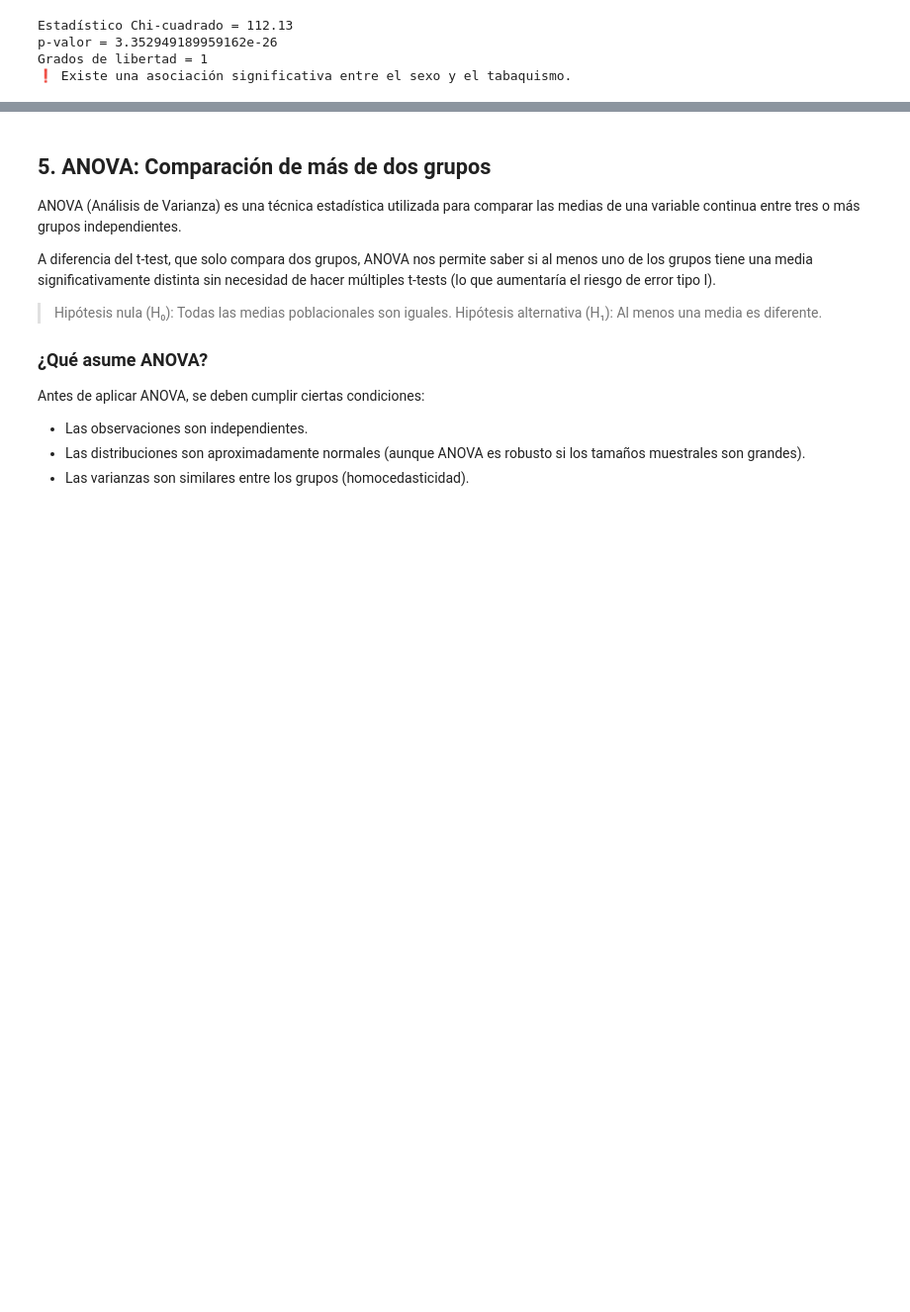
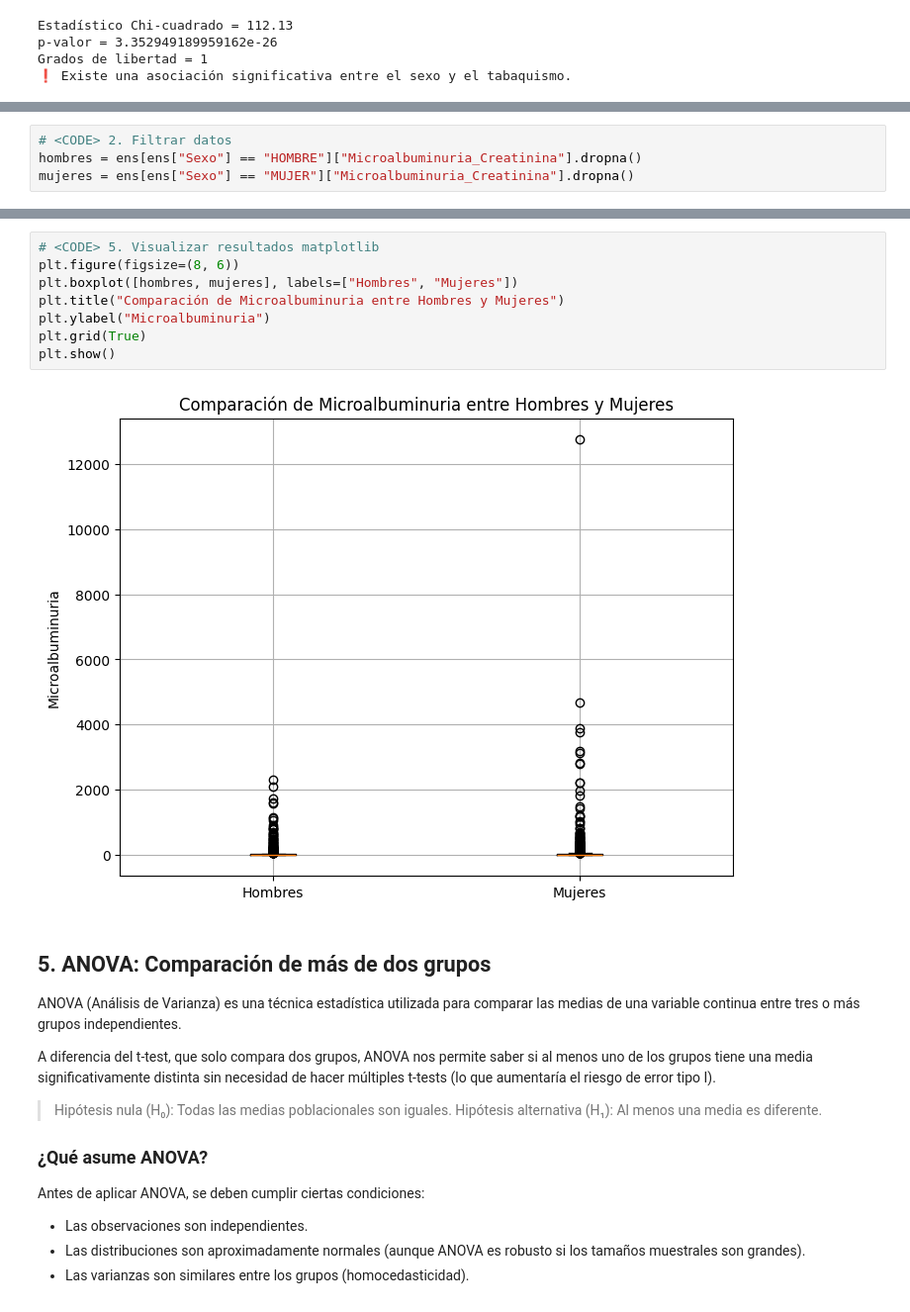
Before and after one commit to iHealthInstitute/Talleres_Diplomado_iHealth, a Jupyter notebook: curso_2/test_de_hipotesis_solution.ipynb, the cells around one changed output, grey strips where cells are left out. Shown at 99% size. Drawn from its saved outputs; the diff is of its cells as text; blank space fills up the shorter version.

```diff
--- a/curso_2/test_de_hipotesis_solution.ipynb
+++ b/curso_2/test_de_hipotesis_solution.ipynb
@@ -573,0 +658,4 @@ Grados de libertad = 1
+# %%
+# <CODE> 2. Filtrar datos
+hombres = ens[ens["Sexo"] == "HOMBRE"]["Microalbuminuria_Creatinina"].dropna()
+mujeres = ens[ens["Sexo"] == "MUJER"]["Microalbuminuria_Creatinina"].dropna()
@@ -574,3 +674,13 @@ Grados de libertad = 1
+# %%
+# <CODE> 5. Visualizar resultados matplotlib
+plt.figure(figsize=(8, 6))
+plt.boxplot([hombres, mujeres], labels=["Hombres", "Mujeres"])
+plt.title("Comparación de Microalbuminuria entre Hombres y Mujeres")
+plt.ylabel("Microalbuminuria")
+plt.grid(True)
+plt.show()
+# %% [output]
+[figure, added]
 # %% [markdown]
 ## 5. ANOVA: Comparación de más de dos grupos
 ANOVA (Análisis de Varianza) es una técnica estadística utilizada para comparar las medias de una variable continua entre tres o más grupos independientes.
```
Also changed, not shown: parts of 16 cells of this notebook.
